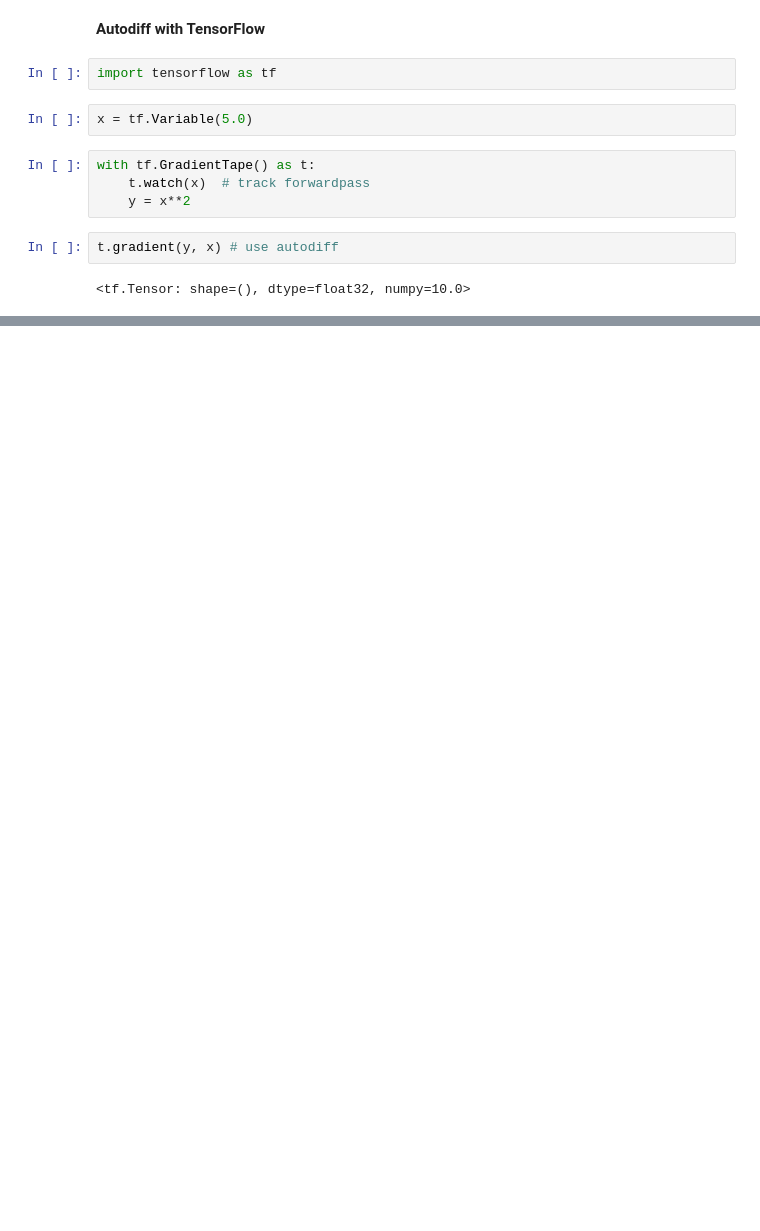
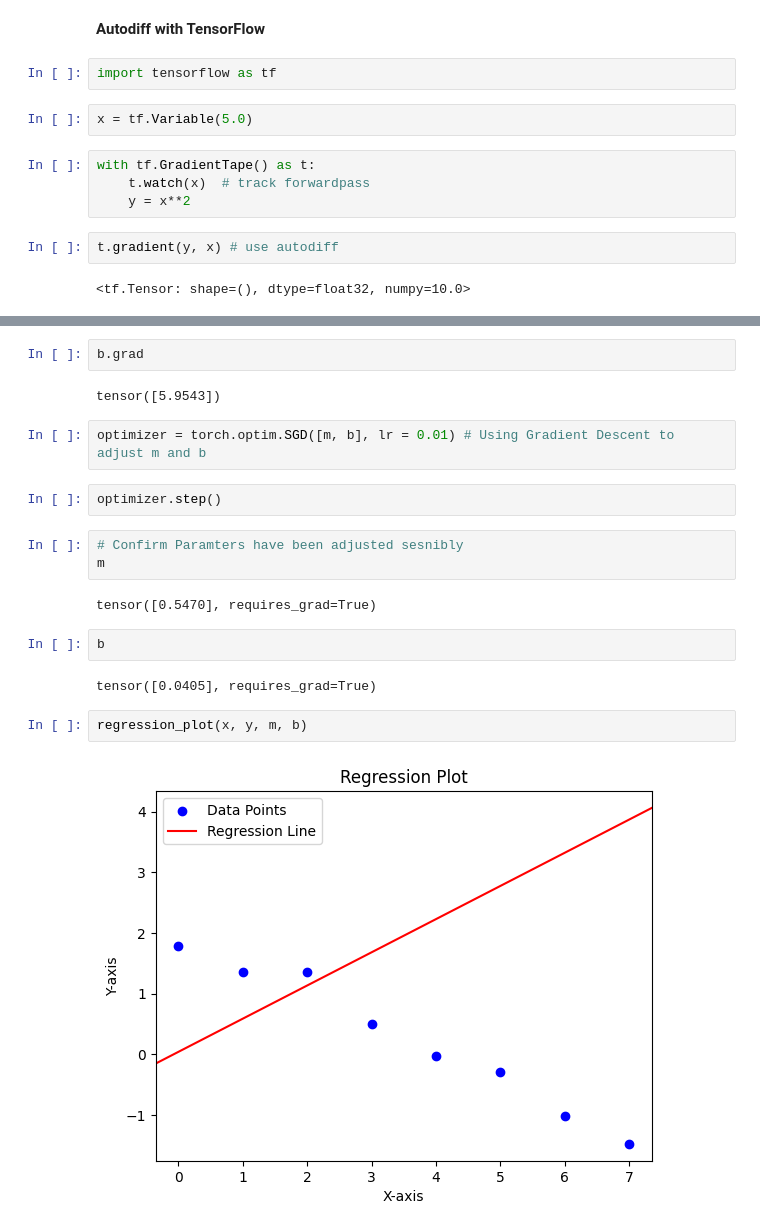
Before and after one commit to SriHarshith1/Maths-For-ML, a Jupyter notebook: calculus.ipynb, the cells around one changed output, grey strips where cells are left out. Saved outputs shown, nothing was run; the diff lists cells and outputs as text; blank space fills up the shorter version.

```diff
--- a/calculus.ipynb
+++ b/calculus.ipynb
@@ -326,0 +434,21 @@ t.gradient(y, x) # use autodiff
+# %%
+b.grad
+# %% [output]
+tensor([5.9543])
+# %%
+optimizer = torch.optim.SGD([m, b], lr = 0.01) # Using Gradient Descent to adjust m and b
+# %%
+optimizer.step()
+# %%
+# Confirm Paramters have been adjusted sesnibly
+m
+# %% [output]
+tensor([0.5470], requires_grad=True)
+# %%
+b
+# %% [output]
+tensor([0.0405], requires_grad=True)
+# %%
+regression_plot(x, y, m, b)
+# %% [output]
+[figure, added]
```
Also changed, not shown: parts of 25 cells of this notebook.
